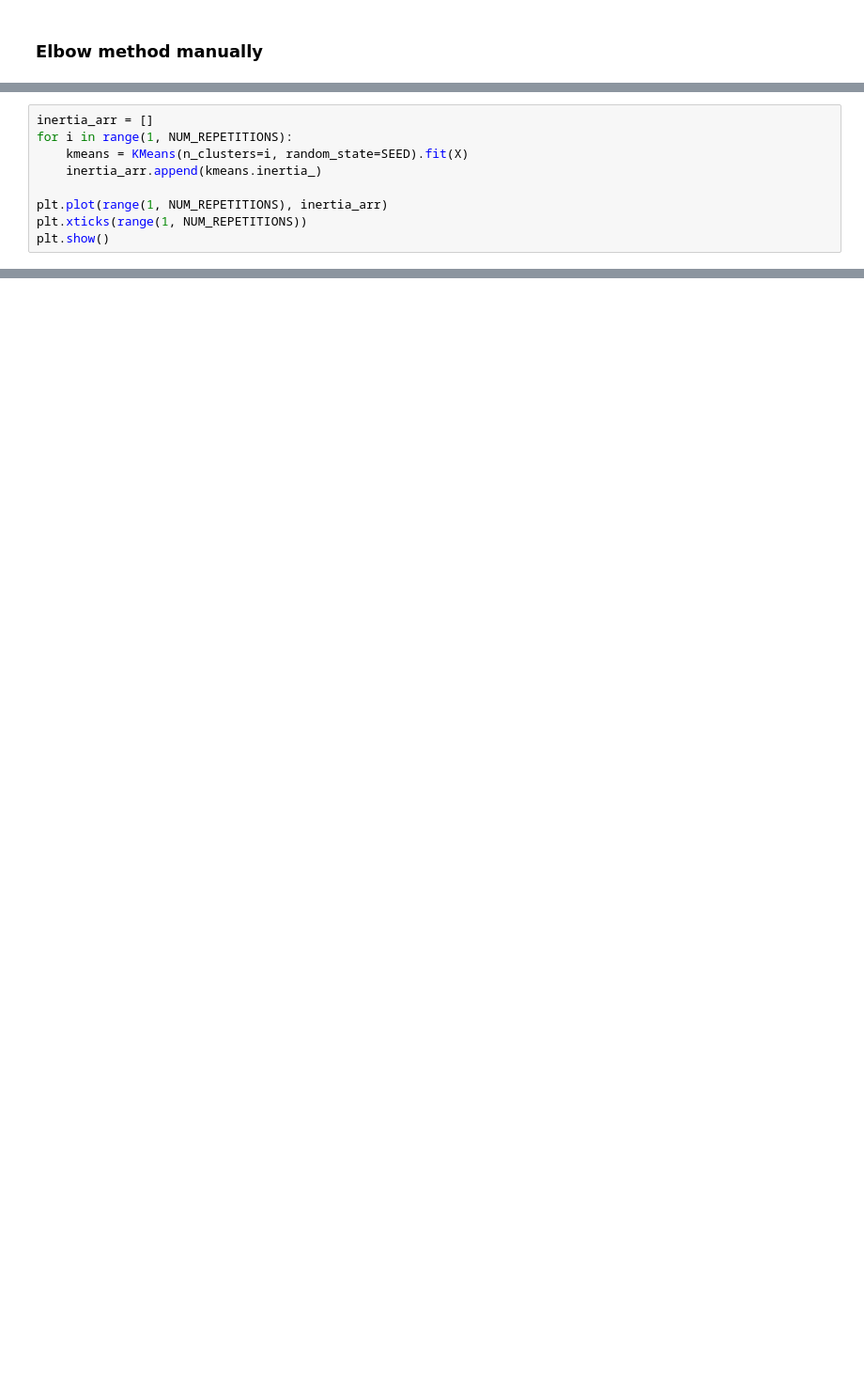
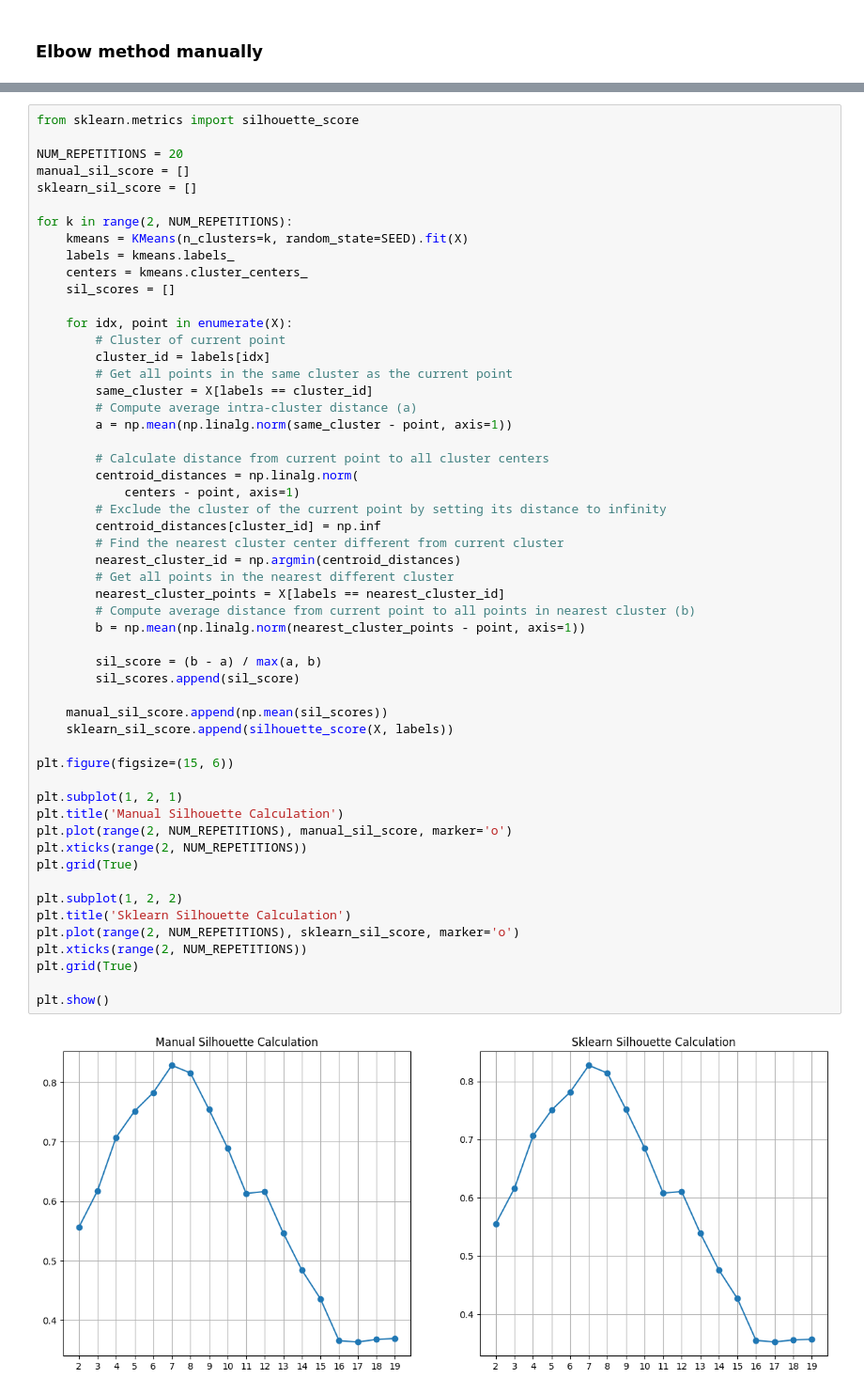
Before and after one commit to martinng01/mlprep, a Jupyter notebook: kmeans_scratch.ipynb, the cells around one changed output, grey strips where cells are left out. Shown at 94% size. Drawn from its saved outputs; the diff is of its cells as text; blank space fills up the shorter version.

```diff
--- a/kmeans_scratch.ipynb
+++ b/kmeans_scratch.ipynb
@@ -196,9 +184,0 @@ plt.show()
-# %%
-inertia_arr = []
-for i in range(1, NUM_REPETITIONS):
-    kmeans = KMeans(n_clusters=i, random_state=SEED).fit(X)
-    inertia_arr.append(kmeans.inertia_)
-
-plt.plot(range(1, NUM_REPETITIONS), inertia_arr)
-plt.xticks(range(1, NUM_REPETITIONS))
-plt.show()
@@ -206,0 +187,56 @@ plt.show()
+# %%
+from sklearn.metrics import silhouette_score
+
+NUM_REPETITIONS = 20
+manual_sil_score = []
+sklearn_sil_score = []
+
+for k in range(2, NUM_REPETITIONS):
+    kmeans = KMeans(n_clusters=k, random_state=SEED).fit(X)
+    labels = kmeans.labels_
+    centers = kmeans.cluster_centers_
+    sil_scores = []
+
+    for idx, point in enumerate(X):
+        # Cluster of current point
+        cluster_id = labels[idx]
+        # Get all points in the same cluster as the current point
+        same_cluster = X[labels == cluster_id]
+        # Compute average intra-cluster distance (a)
+        a = np.mean(np.linalg.norm(same_cluster - point, axis=1))
+
+        # Calculate distance from current point to all cluster centers
+        centroid_distances = np.linalg.norm(
+            centers - point, axis=1)
+        # Exclude the cluster of the current point by setting its distance to infinity
+        centroid_distances[cluster_id] = np.inf
+        # Find the nearest cluster center different from current cluster
+        nearest_cluster_id = np.argmin(centroid_distances)
+        # Get all points in the nearest different cluster
+        nearest_cluster_points = X[labels == nearest_cluster_id]
+        # Compute average distance from current point to all points in nearest cluster (b)
+        b = np.mean(np.linalg.norm(nearest_cluster_points - point, axis=1))
+
+        sil_score = (b - a) / max(a, b)
+        sil_scores.append(sil_score)
+
+    manual_sil_score.append(np.mean(sil_scores))
+    sklearn_sil_score.append(silhouette_score(X, labels))
+
+plt.figure(figsize=(15, 6))
+
+plt.subplot(1, 2, 1)
+plt.title('Manual Silhouette Calculation')
+plt.plot(range(2, NUM_REPETITIONS), manual_sil_score, marker='o')
+plt.xticks(range(2, NUM_REPETITIONS))
+plt.grid(True)
+
+plt.subplot(1, 2, 2)
+plt.title('Sklearn Silhouette Calculation')
+plt.plot(range(2, NUM_REPETITIONS), sklearn_sil_score, marker='o')
+plt.xticks(range(2, NUM_REPETITIONS))
+plt.grid(True)
+
+plt.show()
+# %% [output]
+[figure, added]
```
Also changed, not shown: parts of 12 cells of this notebook.
